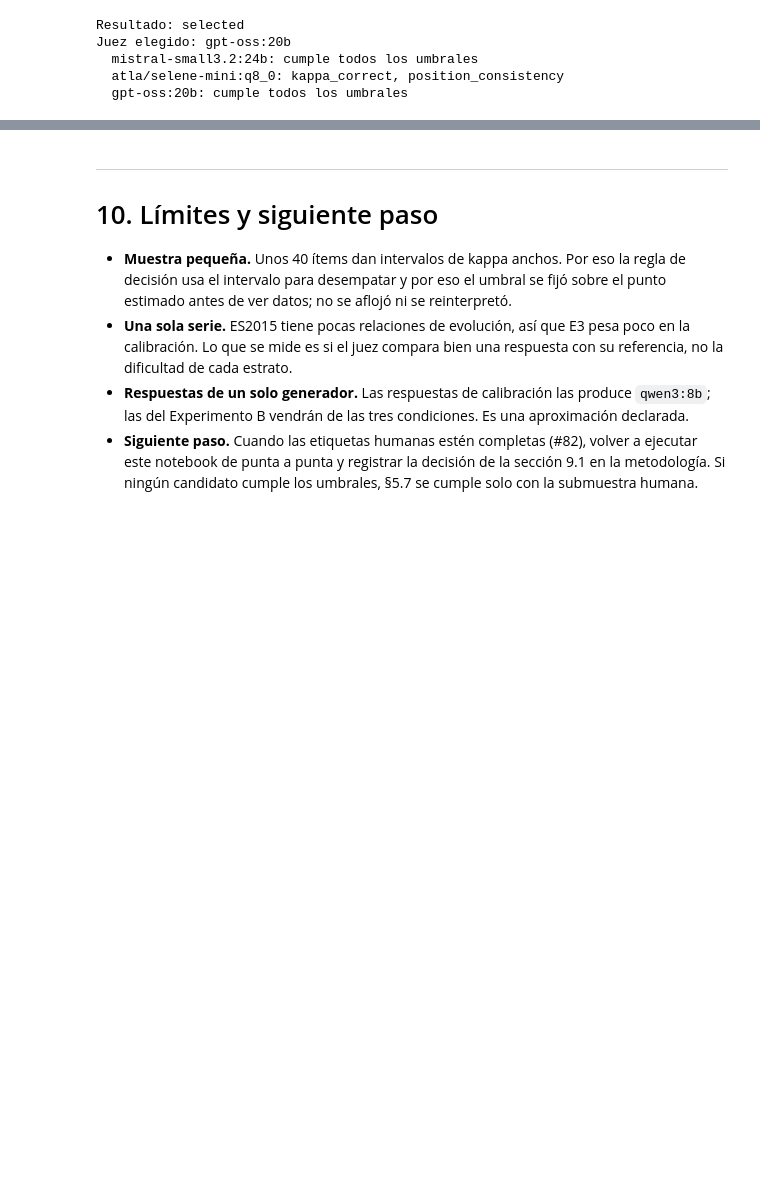
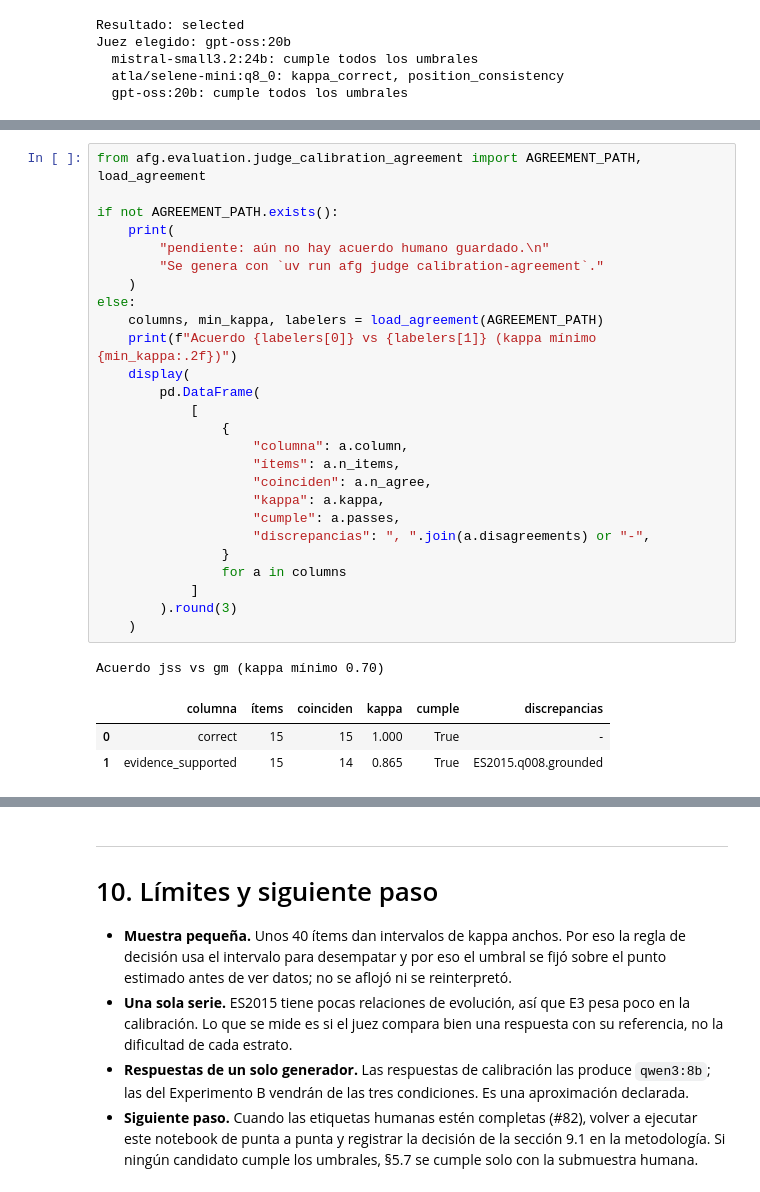
Before and after one commit to jasonssdev/mcd-afg, a Jupyter notebook: notebooks/05-jss-seleccion-juez.ipynb, the cells around one changed output, grey strips where cells are left out. Drawn from its saved outputs; the diff is of its cells as text; blank space fills up the shorter version.

Commit message:
feat(evaluacion): acuerdo humano jss–gm en la calibración del juez y limitación del id

```diff
--- a/notebooks/05-jss-seleccion-juez.ipynb
+++ b/notebooks/05-jss-seleccion-juez.ipynb
@@ -411,0 +421,31 @@ Juez elegido: gpt-oss:20b
+# %%
+from afg.evaluation.judge_calibration_agreement import AGREEMENT_PATH, load_agreement
+
+if not AGREEMENT_PATH.exists():
+    print(
+        "pendiente: aún no hay acuerdo humano guardado.\n"
+        "Se genera con `uv run afg judge calibration-agreement`."
+    )
+else:
+    columns, min_kappa, labelers = load_agreement(AGREEMENT_PATH)
+    print(f"Acuerdo {labelers[0]} vs {labelers[1]} (kappa mínimo {min_kappa:.2f})")
+    display(
+        pd.DataFrame(
+            [
+                {
+                    "columna": a.column,
+                    "ítems": a.n_items,
+                    "coinciden": a.n_agree,
+                    "kappa": a.kappa,
+                    "cumple": a.passes,
+                    "discrepancias": ", ".join(a.disagreements) or "-",
+                }
+                for a in columns
+            ]
+        ).round(3)
+    )
+# %% [output]
+Acuerdo jss vs gm (kappa mínimo 0.70)
+|  | columna | ítems | coinciden | kappa | cumple | discrepancias |
+| 0 | correct | 15 | 15 | 1.000 | True | - |
+| 1 | evidence_supported | 15 | 14 | 0.865 | True | ES2015.q008.grounded |
```
Also changed, not shown: parts of 2 cells of this notebook, 7 other files.
